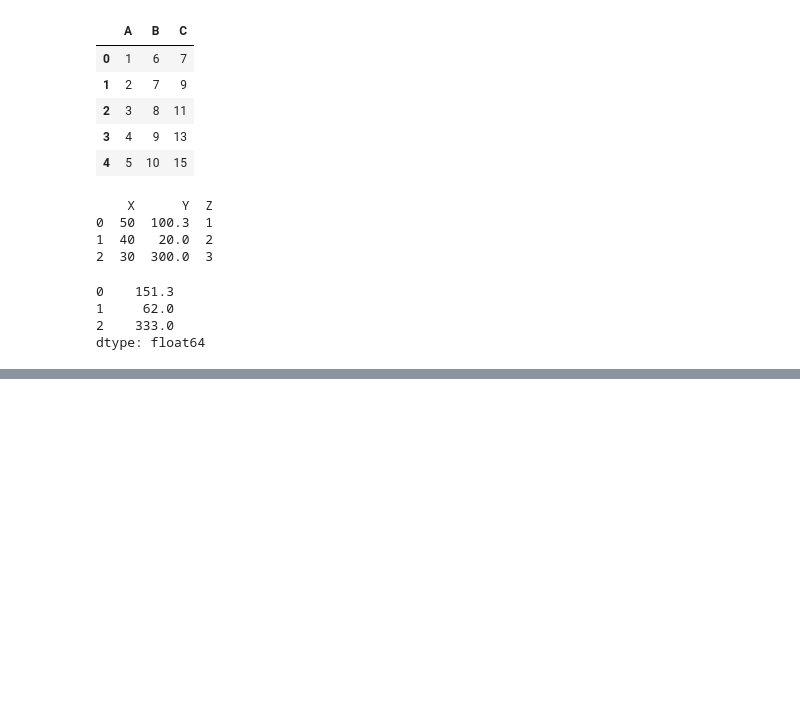
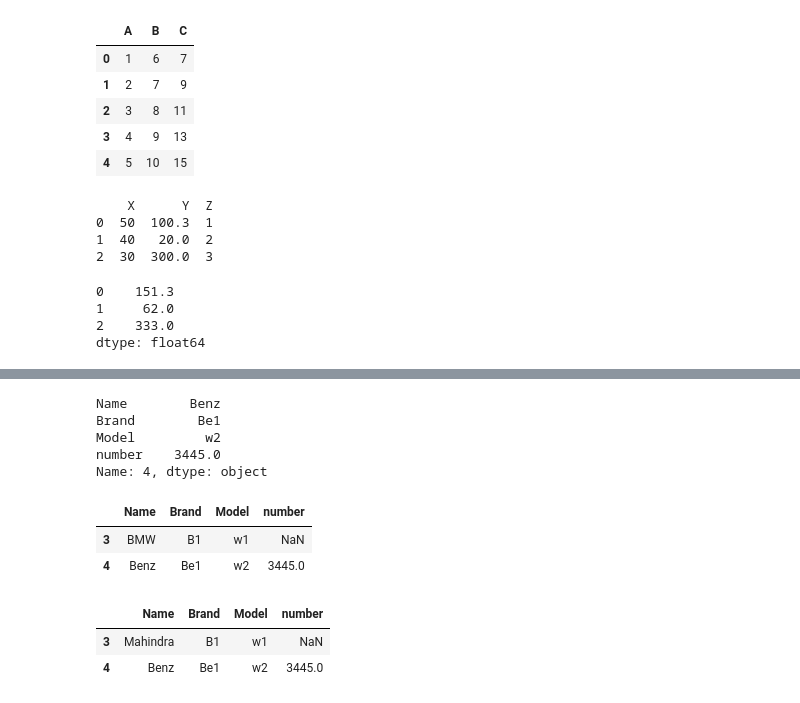
Before and after one commit to anjalaju/python, a Jupyter notebook: pandas/pan.ipynb, the cells around one changed output, grey strips where cells are left out. Saved outputs shown, nothing was run; the diff lists cells and outputs as text; code cells hidden in the pictures; blank space fills up the shorter version.

```diff
--- a/pandas/pan.ipynb
+++ b/pandas/pan.ipynb
@@ -280,0 +386,25 @@ dtype: float64
+# %%
+df.loc[4]
+# %% [output]
+Name        Benz
+Brand        Be1
+Model         w2
+number    3445.0
+Name: 4, dtype: object
+# %%
+df.take([3,4])
+# %% [output]
+|  | Name | Brand | Model | number |
+| 3 | BMW | B1 | w1 | NaN |
+| 4 | Benz | Be1 | w2 | 3445.0 |
+# %%
+df=pd.read_csv("sample.csv")
+df
+df.replace("BMW","Mahindra", inplace=True)
+df
+# df.loc[3]
+df.take([3,4])
+# %% [output]
+|  | Name | Brand | Model | number |
+| 3 | Mahindra | B1 | w1 | NaN |
+| 4 | Benz | Be1 | w2 | 3445.0 |
```
Also changed, not shown: parts of 7 cells of this notebook, 1 other file.
